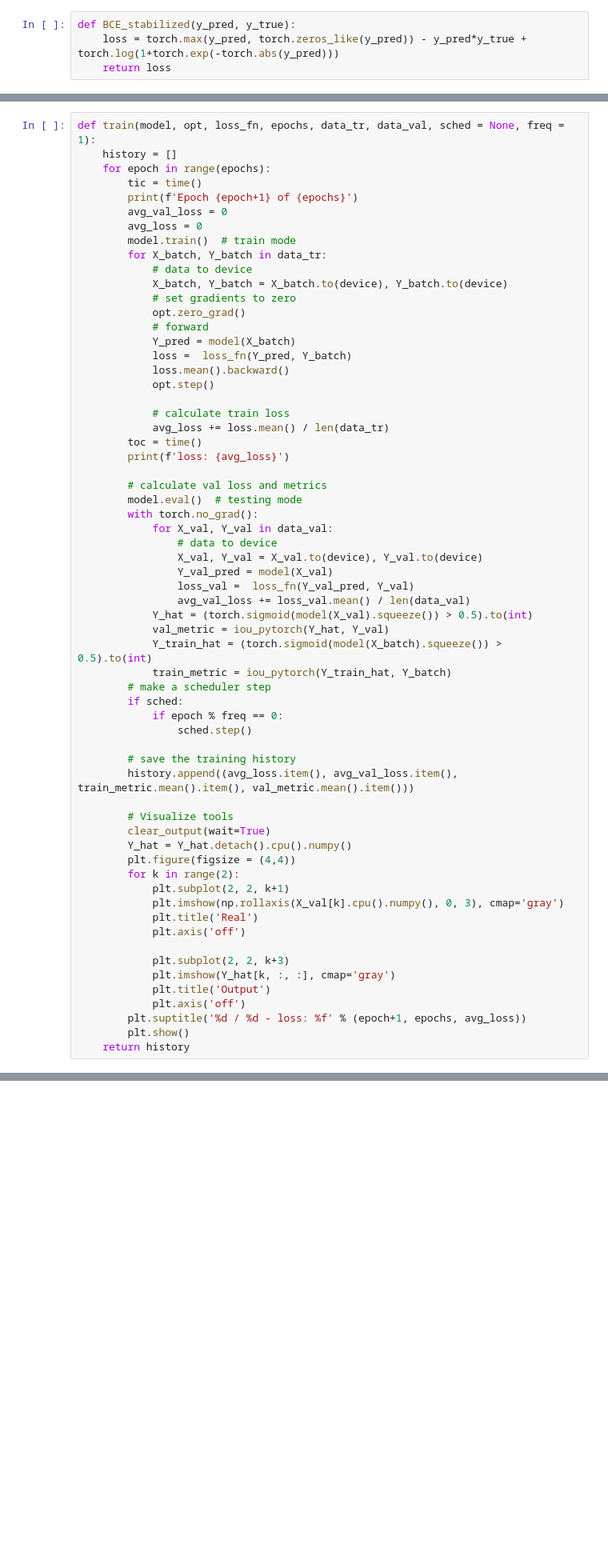
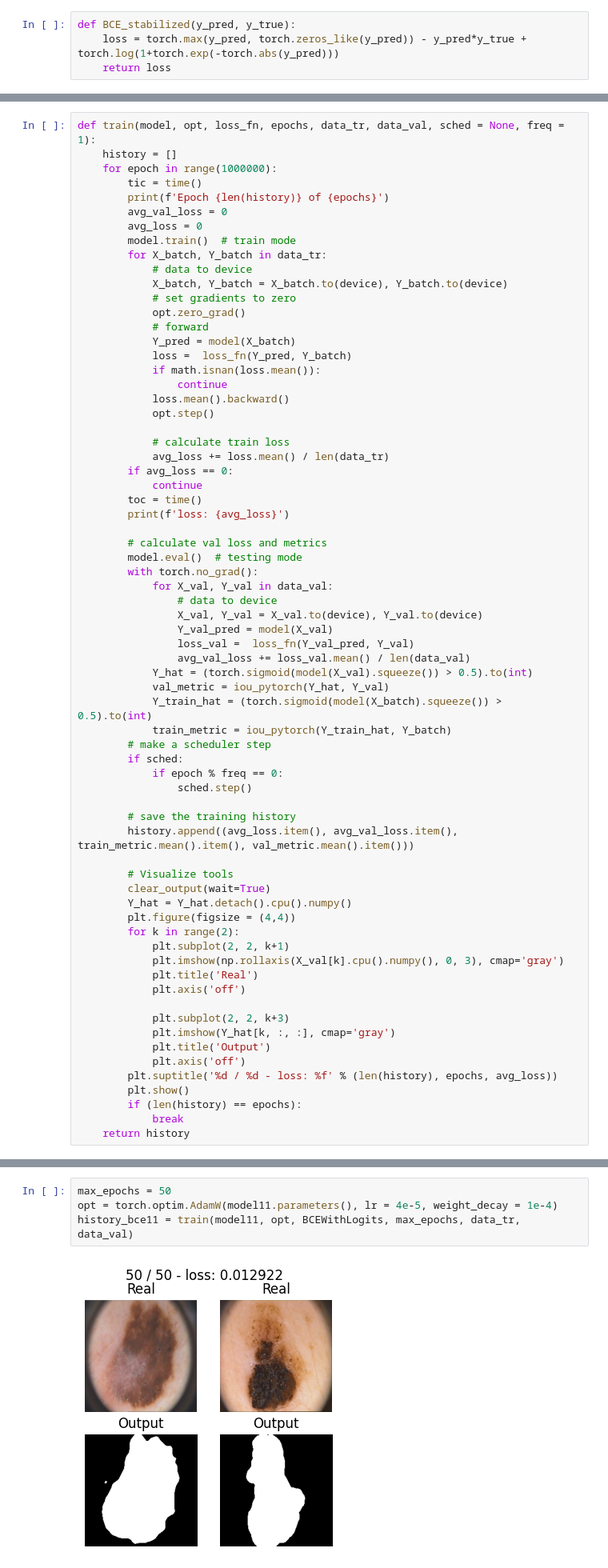
Before and after one commit to Trunkg0d/Medical-Image-Segmentation, a Jupyter notebook: notebooks/ph2-segmentation.ipynb, the cells around one changed output, grey strips where cells are left out. Shown at 80% size. Drawn from its saved outputs; the diff is of its cells as text; blank space fills up the shorter version.

```diff
--- a/notebooks/ph2-segmentation.ipynb
+++ b/notebooks/ph2-segmentation.ipynb
@@ -539,9 +688,9 @@ def BCE_stabilized(y_pred, y_true):
 # %%
 def train(model, opt, loss_fn, epochs, data_tr, data_val, sched = None, freq = 1):
     history = []
-    for epoch in range(epochs):
+    for epoch in range(1000000):
         tic = time()
-        print(f'Epoch {epoch+1} of {epochs}')
+        print(f'Epoch {len(history)} of {epochs}')
         avg_val_loss = 0
         avg_loss = 0
         model.train()  # train mode
@@ -553,11 +702,15 @@ def train(model, opt, loss_fn, epochs, data_tr, data_val, sched = None, freq = 1
             # forward
             Y_pred = model(X_batch)
             loss =  loss_fn(Y_pred, Y_batch)
+            if math.isnan(loss.mean()):
+                continue
             loss.mean().backward()
             opt.step()
 
             # calculate train loss
             avg_loss += loss.mean() / len(data_tr)
+        if avg_loss == 0:
+            continue
         toc = time()
         print(f'loss: {avg_loss}')
 
@@ -596,6 +749,8 @@ def train(model, opt, loss_fn, epochs, data_tr, data_val, sched = None, freq = 1
             plt.imshow(Y_hat[k, :, :], cmap='gray')
             plt.title('Output')
             plt.axis('off')
-        plt.suptitle('%d / %d - loss: %f' % (epoch+1, epochs, avg_loss))
+        plt.suptitle('%d / %d - loss: %f' % (len(history), epochs, avg_loss))
         plt.show()
+        if (len(history) == epochs):
+            break
     return history
@@ -605,0 +770,6 @@ We need to implement functions which will analyze the performance of the trained
+# %%
+max_epochs = 50
+opt = torch.optim.AdamW(model11.parameters(), lr = 4e-5, weight_decay = 1e-4)
+history_bce11 = train(model11, opt, BCEWithLogits, max_epochs, data_tr, data_val)
+# %% [output]
+[figure, added]
```
Also changed, not shown: parts of 75 cells of this notebook, 1 other file.
